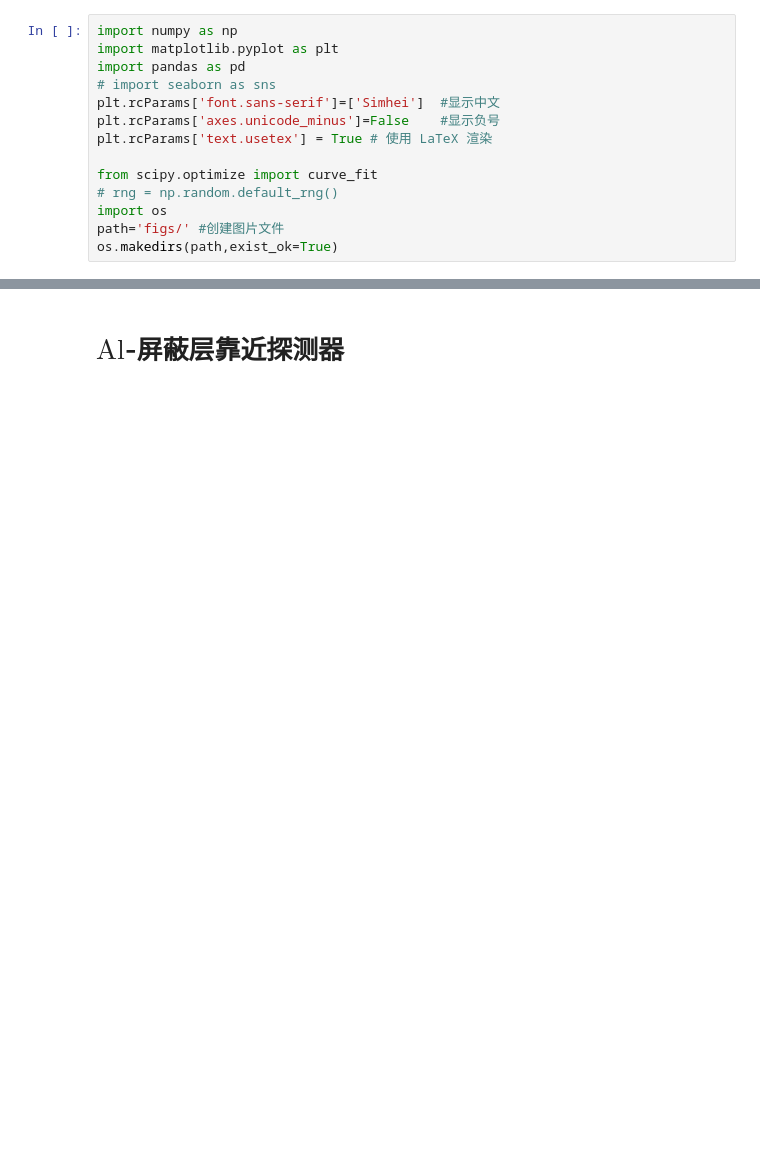
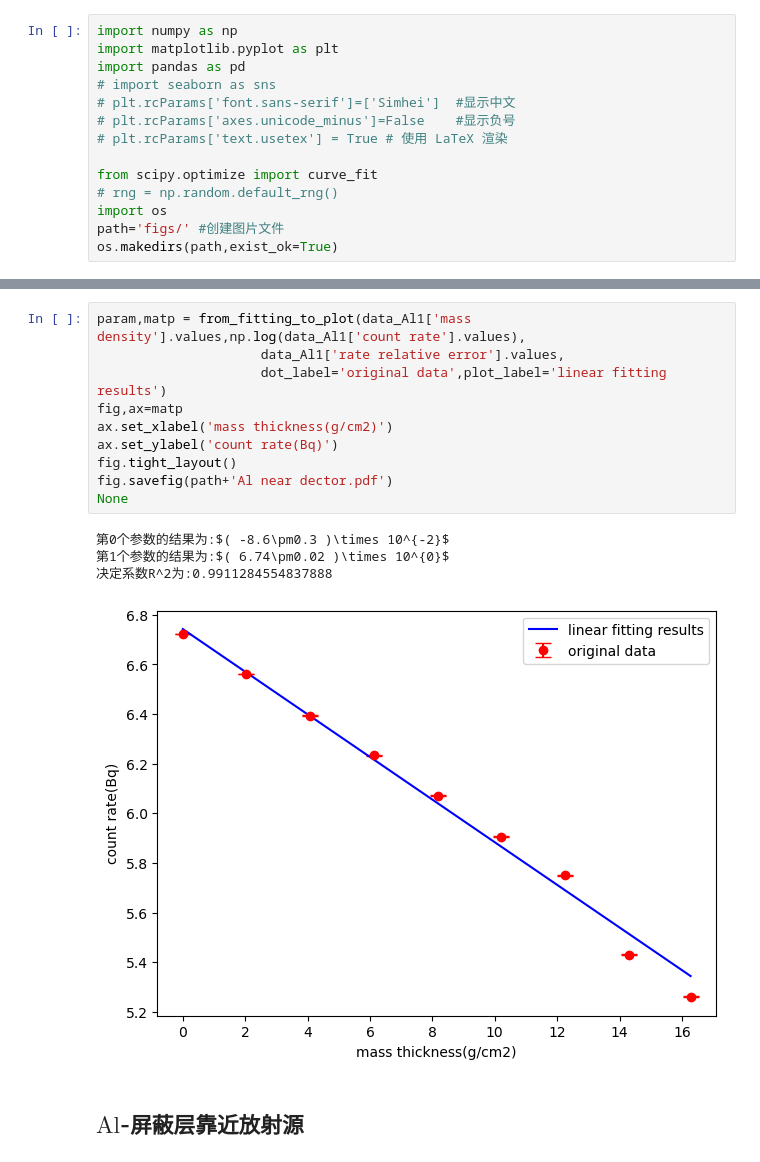
Before and after one commit to Xuanyiyiren/Fundamental-Laboratory-Experiment-in-Nuclear-Electronics-II, a Jupyter notebook: Experiment-2/data_analysis2.ipynb, the cells around one changed output, grey strips where cells are left out. Saved outputs shown, nothing was run; the diff lists cells and outputs as text; blank space fills up the shorter version.

```diff
--- a/Experiment-2/data_analysis2.ipynb
+++ b/Experiment-2/data_analysis2.ipynb
@@ -3,9 +3,9 @@ import numpy as np
 import matplotlib.pyplot as plt
 import pandas as pd
 # import seaborn as sns
-plt.rcParams['font.sans-serif']=['Simhei']  #显示中文
-plt.rcParams['axes.unicode_minus']=False    #显示负号
-plt.rcParams['text.usetex'] = True # 使用 LaTeX 渲染
+# plt.rcParams['font.sans-serif']=['Simhei']  #显示中文
+# plt.rcParams['axes.unicode_minus']=False    #显示负号
+# plt.rcParams['text.usetex'] = True # 使用 LaTeX 渲染
 
 from scipy.optimize import curve_fit
 # rng = np.random.default_rng()
@@ -329,5 +148,20 @@ plt.show()
+# %%
+param,matp = from_fitting_to_plot(data_Al1['mass density'].values,np.log(data_Al1['count rate'].values),
+                     data_Al1['rate relative error'].values,
+                     dot_label='original data',plot_label='linear fitting results')
+fig,ax=matp
+ax.set_xlabel('mass thickness(g/cm2)')
+ax.set_ylabel('count rate(Bq)')
+fig.tight_layout()
+fig.savefig(path+'Al near dector.pdf')
+None
+# %% [output]
+第0个参数的结果为:$( -8.6\pm0.3 )\times 10^{-2}$
+第1个参数的结果为:$( 6.74\pm0.02 )\times 10^{0}$
+决定系数R^2为:0.9911284554837888
+[figure, added]
 # %% [markdown]
-# $\mathrm{Al}$-屏蔽层靠近探测器
+## $\mathrm{Al}$-屏蔽层靠近放射源
 # %%
 data_Al2 = pd.read_excel('Data.xlsx',sheet_name='Al2')
 data_Al2 = data_Al2.drop(9)
```
Also changed, not shown: parts of 19 cells of this notebook, 2 other files.
